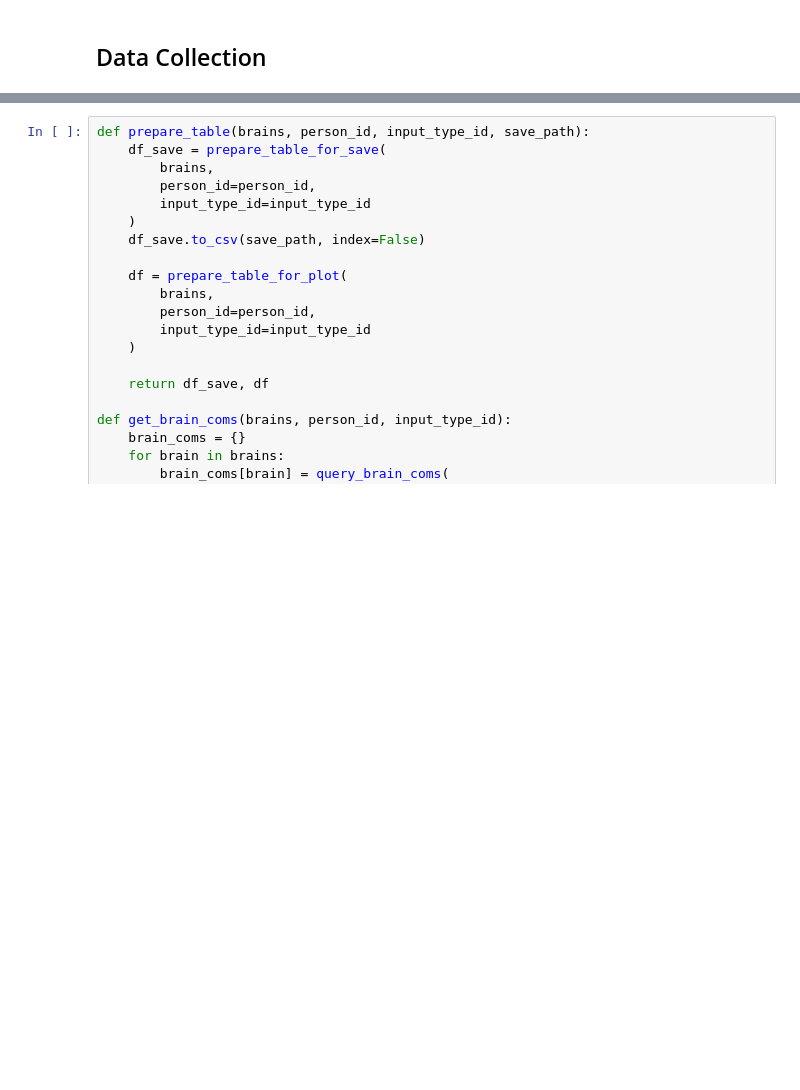
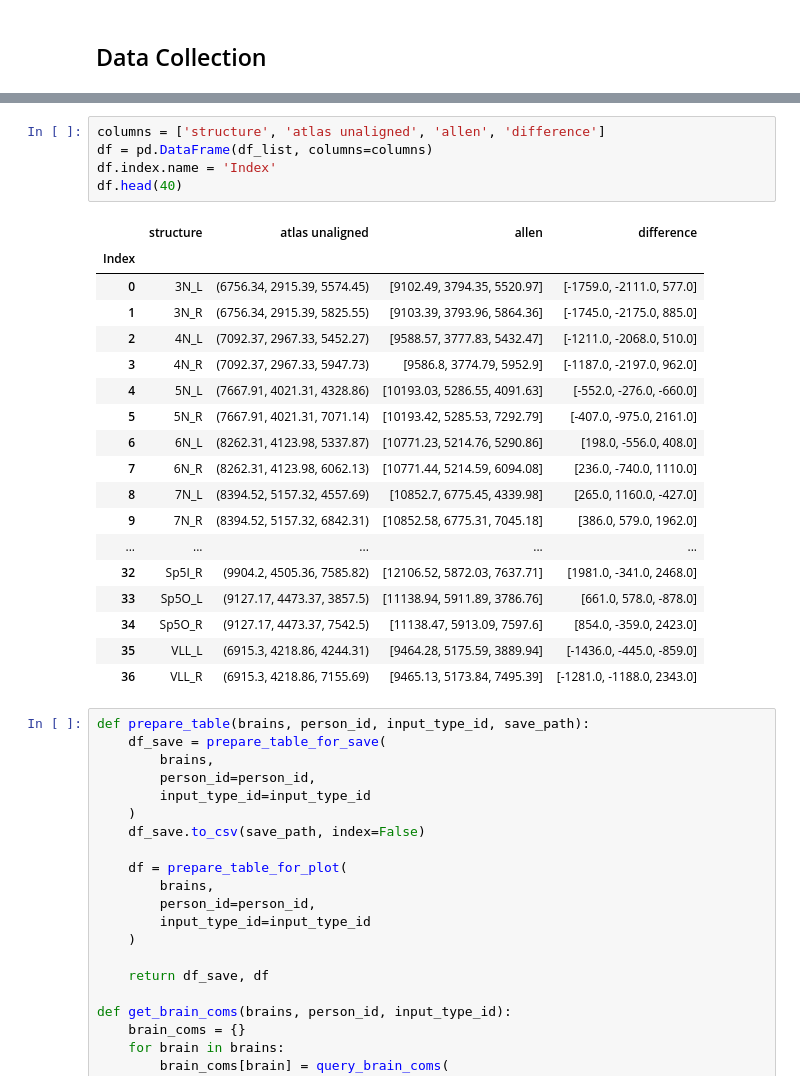
Before and after one commit to BrainSharer/pipeline, a Jupyter notebook: in_development/edward/alignment-error-visualization.ipynb, the cells around one changed output, grey strips where cells are left out. Cells and saved outputs as stored; diff of their text form; blank space fills up the shorter version.

```diff
--- a/in_development/edward/alignment-error-visualization.ipynb
+++ b/in_development/edward/alignment-error-visualization.ipynb
@@ -200,3 +202,27 @@ df.head(40)
+# %%
+columns = ['structure', 'atlas unaligned', 'allen', 'difference']
+df = pd.DataFrame(df_list, columns=columns)
+df.index.name = 'Index'
+df.head(40)
+# %% [output]
+|  | structure | atlas unaligned | allen | difference |
+| Index |  |  |  |  |
+| 0 | 3N_L | (6756.34, 2915.39, 5574.45) | [9102.49, 3794.35, 5520.97] | [-1759.0, -2111.0, 577.0] |
+| 1 | 3N_R | (6756.34, 2915.39, 5825.55) | [9103.39, 3793.96, 5864.36] | [-1745.0, -2175.0, 885.0] |
+| 2 | 4N_L | (7092.37, 2967.33, 5452.27) | [9588.57, 3777.83, 5432.47] | [-1211.0, -2068.0, 510.0] |
+| 3 | 4N_R | (7092.37, 2967.33, 5947.73) | [9586.8, 3774.79, 5952.9] | [-1187.0, -2197.0, 962.0] |
+| 4 | 5N_L | (7667.91, 4021.31, 4328.86) | [10193.03, 5286.55, 4091.63] | [-552.0, -276.0, -660.0] |
+| 5 | 5N_R | (7667.91, 4021.31, 7071.14) | [10193.42, 5285.53, 7292.79] | [-407.0, -975.0, 2161.0] |
+| 6 | 6N_L | (8262.31, 4123.98, 5337.87) | [10771.23, 5214.76, 5290.86] | [198.0, -556.0, 408.0] |
+| 7 | 6N_R | (8262.31, 4123.98, 6062.13) | [10771.44, 5214.59, 6094.08] | [236.0, -740.0, 1110.0] |
+| 8 | 7N_L | (8394.52, 5157.32, 4557.69) | [10852.7, 6775.45, 4339.98] | [265.0, 1160.0, -427.0] |
+| 9 | 7N_R | (8394.52, 5157.32, 6842.31) | [10852.58, 6775.31, 7045.18] | [386.0, 579.0, 1962.0] |
+| ... | ... | ... | ... | ... |
+| 32 | Sp5I_R | (9904.2, 4505.36, 7585.82) | [12106.52, 5872.03, 7637.71] | [1981.0, -341.0, 2468.0] |
+| 33 | Sp5O_L | (9127.17, 4473.37, 3857.5) | [11138.94, 5911.89, 3786.76] | [661.0, 578.0, -878.0] |
+| 34 | Sp5O_R | (9127.17, 4473.37, 7542.5) | [11138.47, 5913.09, 7597.6] | [854.0, -359.0, 2423.0] |
+| 35 | VLL_L | (6915.3, 4218.86, 4244.31) | [9464.28, 5175.59, 3889.94] | [-1436.0, -445.0, -859.0] |
+| 36 | VLL_R | (6915.3, 4218.86, 7155.69) | [9465.13, 5173.84, 7495.39] | [-1281.0, -1188.0, 2343.0] |
 # %%
 def prepare_table(brains, person_id, input_type_id, save_path):
     df_save = prepare_table_for_save(
```
Also changed, not shown: parts of 11 cells of this notebook, 4 other files.
